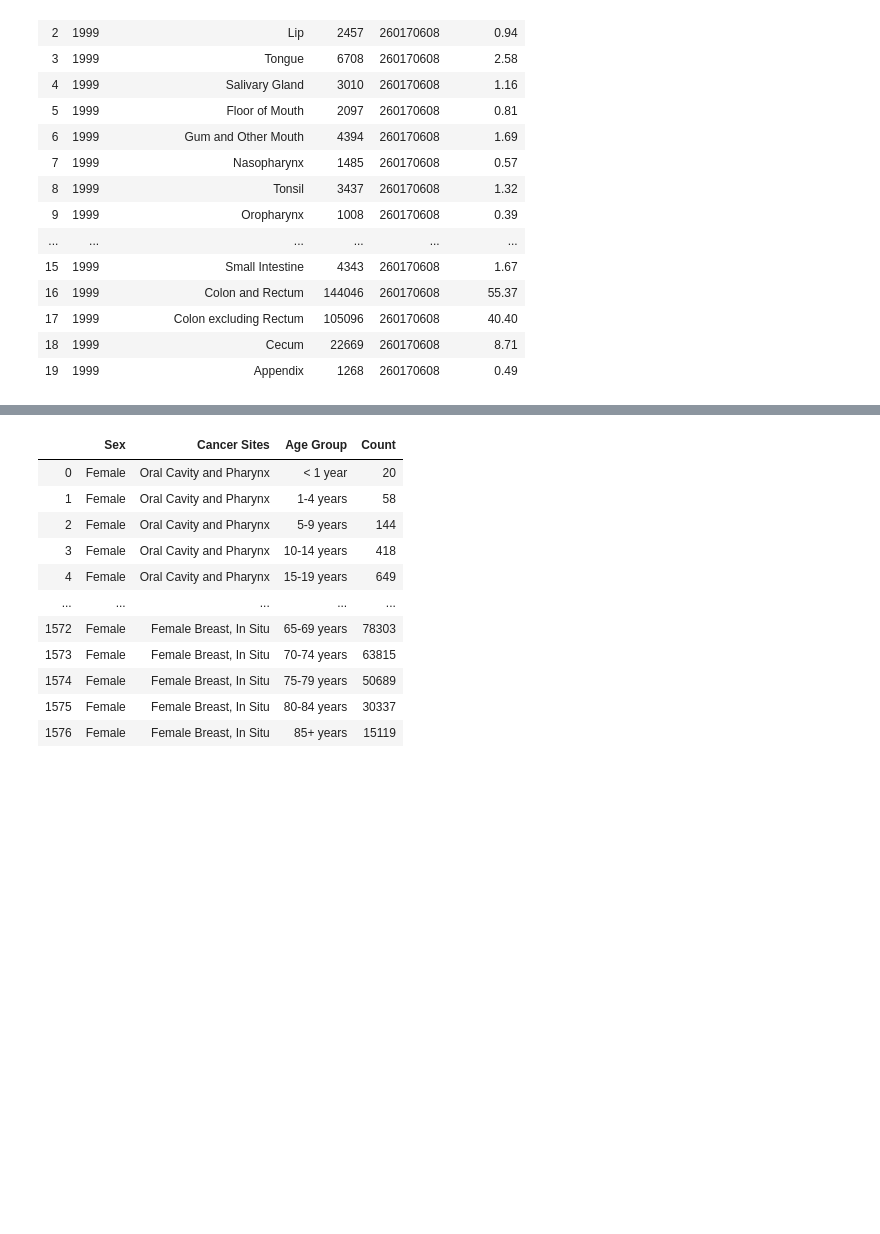
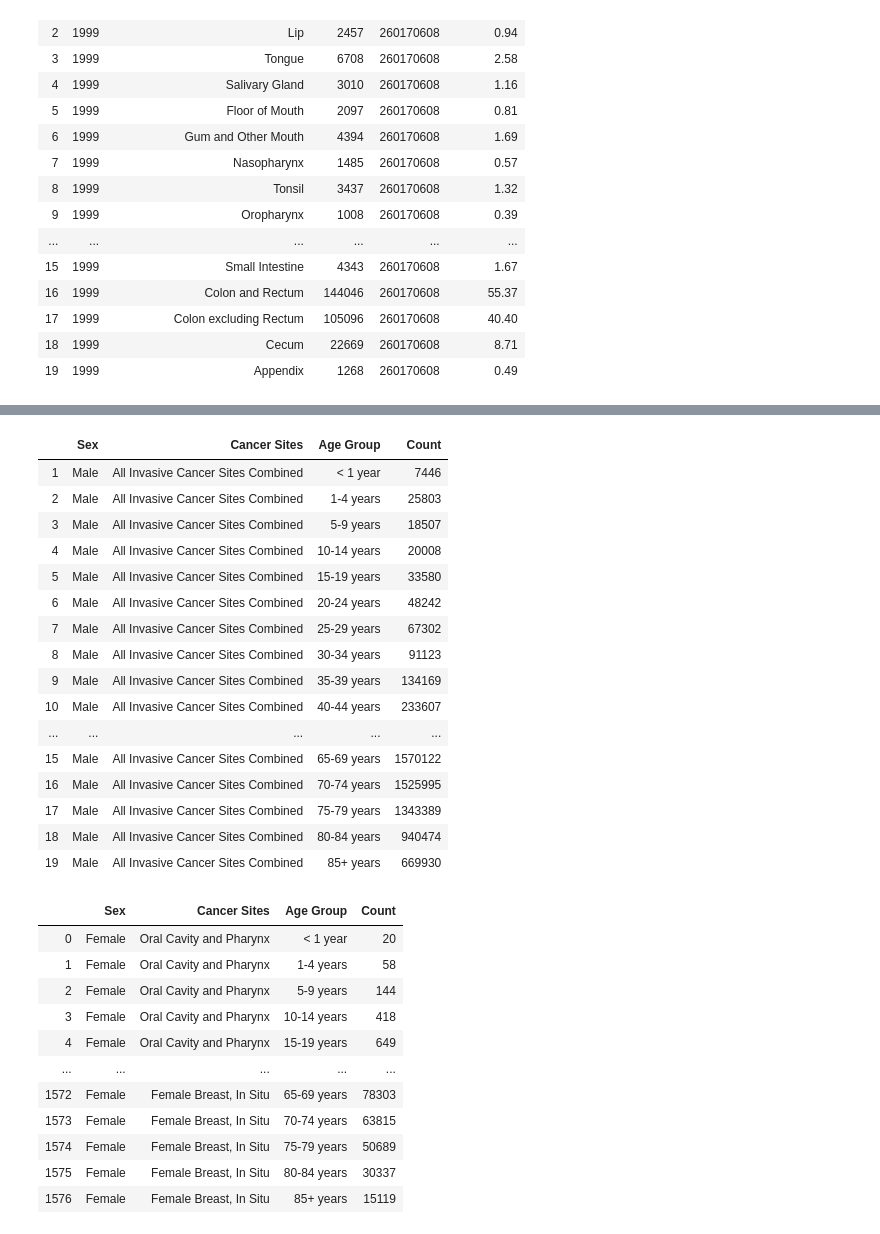
Before and after one commit to NikitaYurasov/Mathematical-statistics, a Jupyter notebook: ДЗ3.ipynb, the cells around one changed output, grey strips where cells are left out. Cells and saved outputs as stored; diff of their text form; code cells hidden in the pictures; blank space fills up the shorter version.

```diff
--- a/ДЗ3.ipynb
+++ b/ДЗ3.ipynb
@@ -446,7 +471,27 @@ total_cancer_female = pd.DataFrame(t_c_f, columns=heads2)
 life_years = np.linspace(0,90, 19)
 # %%
 t_c_m = c_b_s[1596:1615]
-total_cancer_male = pd.DataFrame(t_c_m, columns=heads2)
+total_cancer_male = pd.DataFrame(t_c_m, columns=heads2, index=range(1,20))
+total_cancer_male.to_csv('total_cancer_male.csv')
+total_cancer_male
+# %% [output]
+|  | Sex | Cancer Sites | Age Group | Count |
+| 1 | Male | All Invasive Cancer Sites Combined | < 1 year | 7446 |
+| 2 | Male | All Invasive Cancer Sites Combined | 1-4 years | 25803 |
+| 3 | Male | All Invasive Cancer Sites Combined | 5-9 years | 18507 |
+| 4 | Male | All Invasive Cancer Sites Combined | 10-14 years | 20008 |
+| 5 | Male | All Invasive Cancer Sites Combined | 15-19 years | 33580 |
+| 6 | Male | All Invasive Cancer Sites Combined | 20-24 years | 48242 |
+| 7 | Male | All Invasive Cancer Sites Combined | 25-29 years | 67302 |
+| 8 | Male | All Invasive Cancer Sites Combined | 30-34 years | 91123 |
+| 9 | Male | All Invasive Cancer Sites Combined | 35-39 years | 134169 |
+| 10 | Male | All Invasive Cancer Sites Combined | 40-44 years | 233607 |
+| ... | ... | ... | ... | ... |
+| 15 | Male | All Invasive Cancer Sites Combined | 65-69 years | 1570122 |
+| 16 | Male | All Invasive Cancer Sites Combined | 70-74 years | 1525995 |
+| 17 | Male | All Invasive Cancer Sites Combined | 75-79 years | 1343389 |
+| 18 | Male | All Invasive Cancer Sites Combined | 80-84 years | 940474 |
+| 19 | Male | All Invasive Cancer Sites Combined | 85+ years | 669930 |
 # %%
 d_c_f = c_b_s[19:1596]
 detail_cancer_female = pd.DataFrame(d_c_f, columns=heads2)
```
Also changed, not shown: parts of 26 cells of this notebook.
